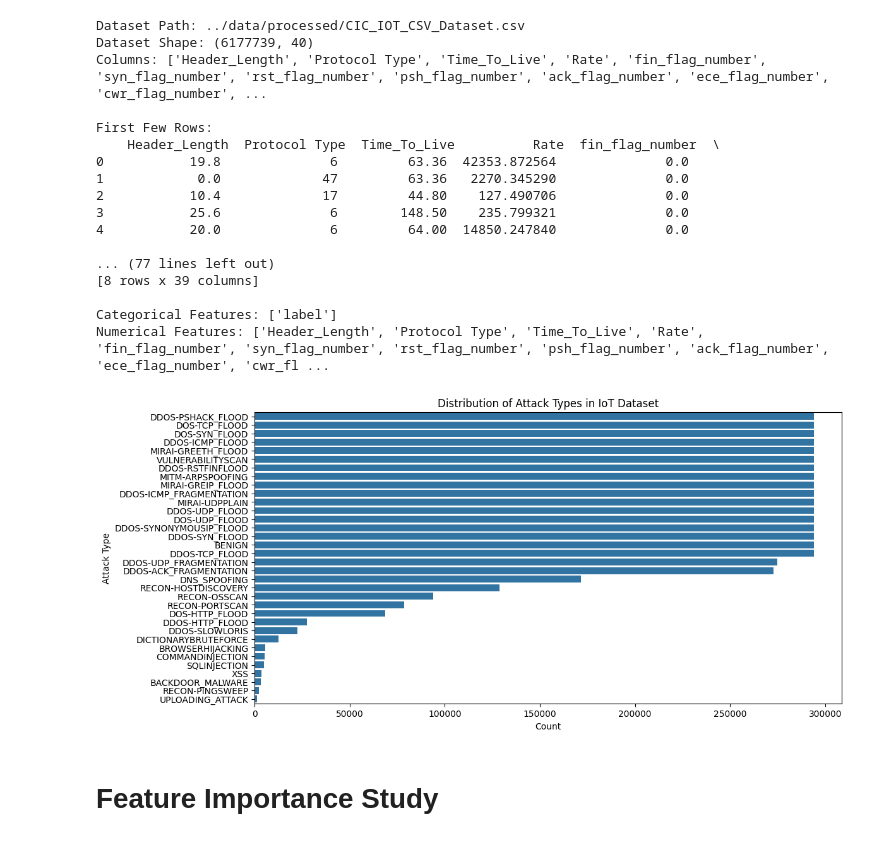
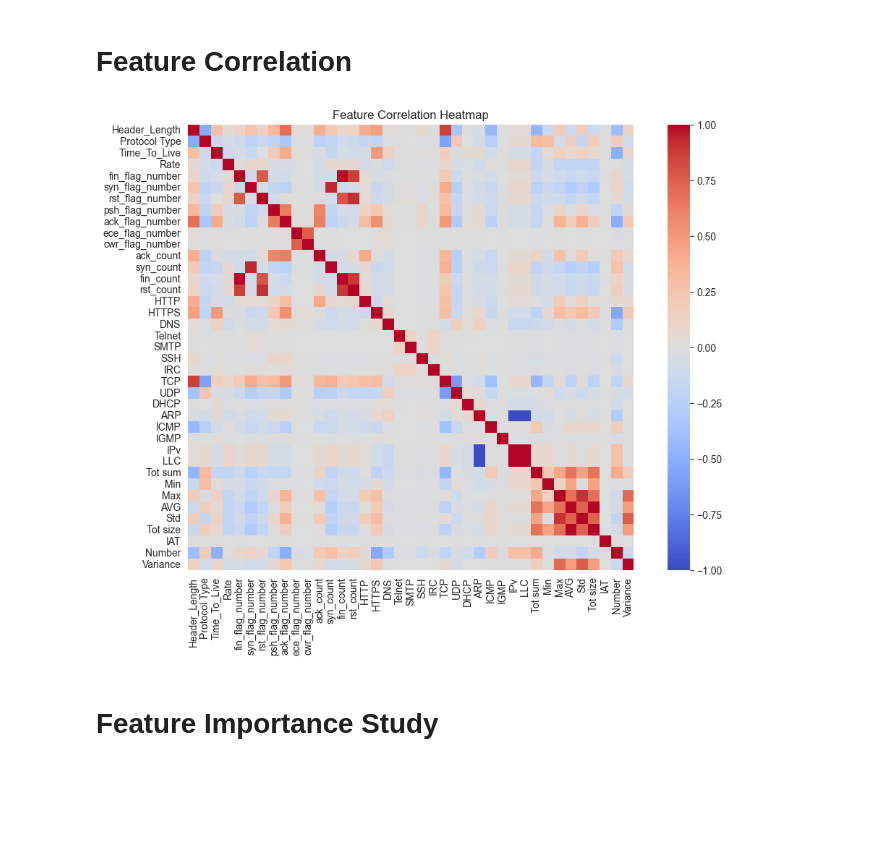
Before and after one commit to jwonnyleaf/CyberToad, a Jupyter notebook: notebooks/analysis.ipynb, the cells around one changed output. Drawn from its saved outputs; the diff is of its cells as text; code cells hidden in the pictures; blank space fills up the shorter version.

```diff
--- a/notebooks/analysis.ipynb
+++ b/notebooks/analysis.ipynb
@@ -1,62 +0,0 @@
-# %%
-import pandas as pd
-import matplotlib.pyplot as plt
-import seaborn as sns
-
-# Define file path
-csv_path = "../data/processed/CIC_IOT_CSV_Dataset.csv"
-
-# Load the dataset
-df = pd.read_csv(csv_path)
-
-# Display basic dataset info
-print("Dataset Path:", csv_path)
-print("Dataset Shape:", df.shape)
-print("Columns:", df.columns.tolist())
-print("\nFirst Few Rows:\n", df.head())
-
-# Check for missing values
-print("\nMissing Values Count:\n", df.isnull().sum().sum())
-
-# Display basic statistics
-print("\nFeature Statistics:\n", df.describe())
-
-# Identify categorical vs numerical columns
-categorical_features = df.select_dtypes(include=['object']).columns.tolist()
-numerical_features = df.select_dtypes(include=['number']).columns.tolist()
-print("\nCategorical Features:", categorical_features)
-print("Numerical Features:", numerical_features)
-
-# Visualize attack distribution
-plt.figure(figsize=(12, 6))
-sns.countplot(y=df['label'], order=df['label'].value_counts().index)
-plt.title("Distribution of Attack Types in IoT Dataset")
-plt.xlabel("Count")
-plt.ylabel("Attack Type")
-plt.show()
-
-# Correlation heatmap
-plt.figure(figsize=(12, 8))
-numeric_df = df.select_dtypes(include=['number'])
-sns.heatmap(numeric_df.corr(), cmap="coolwarm", annot=False)
-plt.title("Feature Correlation Heatmap")
-plt.show()
-# %% [output]
-Dataset Path: ../data/processed/CIC_IOT_CSV_Dataset.csv
-Dataset Shape: (6177739, 40)
-Columns: ['Header_Length', 'Protocol Type', 'Time_To_Live', 'Rate', 'fin_flag_number', 'syn_flag_number', 'rst_flag_number', 'psh_flag_number', 'ack_flag_number', 'ece_flag_number', 'cwr_flag_number', ...
-
-First Few Rows:
-    Header_Length  Protocol Type  Time_To_Live          Rate  fin_flag_number  \
-0           19.8              6         63.36  42353.872564              0.0
-1            0.0             47         63.36   2270.345290              0.0
-2           10.4             17         44.80    127.490706              0.0
-3           25.6              6        148.50    235.799321              0.0
-4           20.0              6         64.00  14850.247840              0.0
-
-... (77 lines left out)
-[8 rows x 39 columns]
-
-Categorical Features: ['label']
-Numerical Features: ['Header_Length', 'Protocol Type', 'Time_To_Live', 'Rate', 'fin_flag_number', 'syn_flag_number', 'rst_flag_number', 'psh_flag_number', 'ack_flag_number', 'ece_flag_number', 'cwr_fl ...
-[figure, removed]
@@ -63,2 +10,18 @@ Numerical Features: ['Header_Length', 'Protocol Type', 'Time_To_Live', 'Rate', '
+# %% [markdown]
+# Feature Correlation
+# %%
+csv_path = "../data/processed/CIC_IOT_CSV_Dataset.csv"
+df = pd.read_csv(csv_path)
+
+categorical_features = df.select_dtypes(include=['object']).columns.tolist()
+numerical_features = df.select_dtypes(include=['number']).columns.tolist()
+
+plt.figure(figsize=(12, 8))
+numeric_df = df.select_dtypes(include=['number'])
+sns.heatmap(numeric_df.corr(), cmap="coolwarm", annot=False, square=True)
+plt.title("Feature Correlation Heatmap")
+plt.show()
+# %% [output]
+[figure, added]
 # %% [markdown]
 # Feature Importance Study
```
Also changed, not shown: parts of 18 cells of this notebook.
